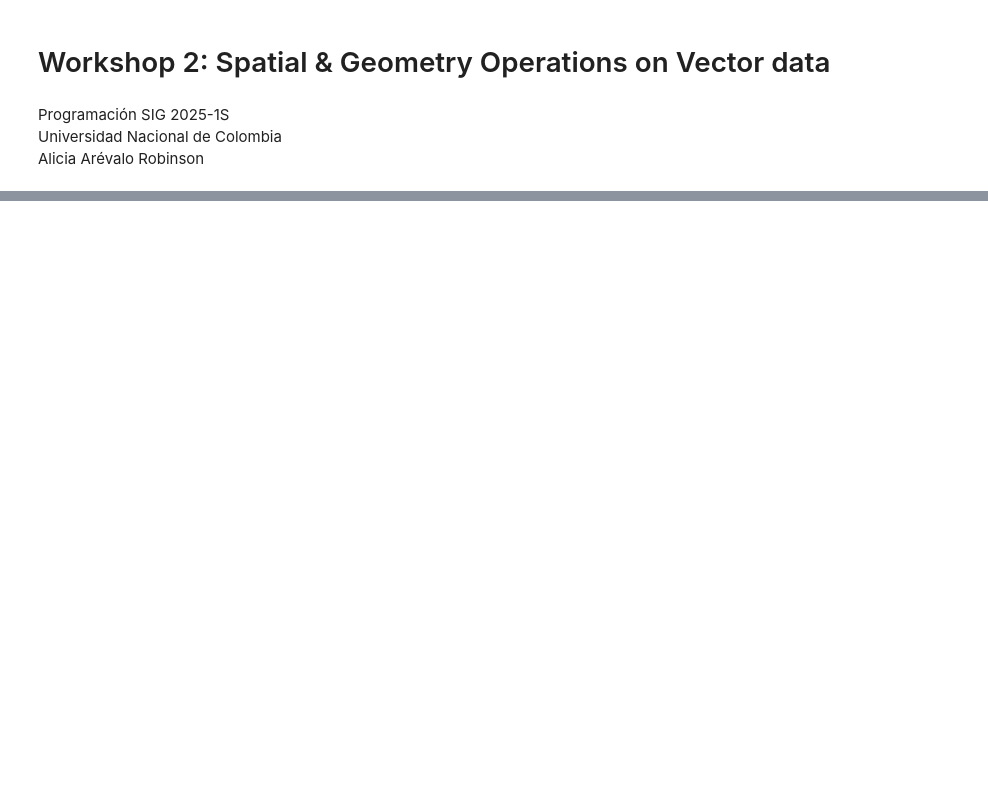
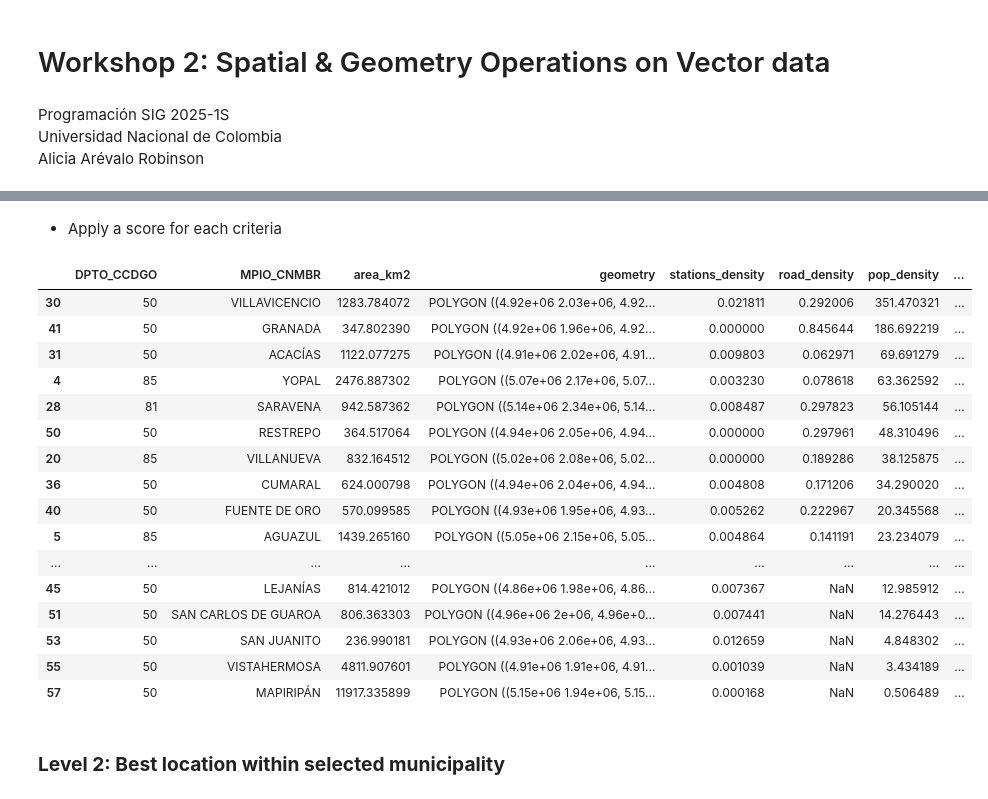
Before and after one commit to aliciaarevalor/PS, a Jupyter notebook: Workshop2_PS_AliciaArevaloRobinson.ipynb, the cells around one changed output, grey strips where cells are left out. Saved outputs shown, nothing was run; the diff lists cells and outputs as text; code cells hidden in the pictures; blank space fills up the shorter version.

Commit message:
Level 1

```diff
--- a/Workshop2_PS_AliciaArevaloRobinson.ipynb
+++ b/Workshop2_PS_AliciaArevaloRobinson.ipynb
@@ -104,0 +592,31 @@ ideam_gdf
+# %% [markdown]
+- Apply a score for each criteria
+# %%
+ori_muni_final['final_score']= (
+    0.25 * ori_muni_final['stations_density'] +
+    0.25 * ori_muni_final['road_density'] +
+    0.25 * ori_muni_final['pop_density'] +
+    0.25 * ori_muni_final['area_in_buffer'])
+
+ori_muni_final= ori_muni_final.sort_values(by="final_score", ascending=False)
+ori_muni_final
+# %% [output]
+|  | DPTO_CCDGO | MPIO_CNMBR | area_km2 | geometry | stations_density | road_density | pop_density | ... |
+| 30 | 50 | VILLAVICENCIO | 1283.784072 | POLYGON ((4.92e+06 2.03e+06, 4.92... | 0.021811 | 0.292006 | 351.470321 | ... |
+| 41 | 50 | GRANADA | 347.802390 | POLYGON ((4.92e+06 1.96e+06, 4.92... | 0.000000 | 0.845644 | 186.692219 | ... |
+| 31 | 50 | ACACÍAS | 1122.077275 | POLYGON ((4.91e+06 2.02e+06, 4.91... | 0.009803 | 0.062971 | 69.691279 | ... |
+| 4 | 85 | YOPAL | 2476.887302 | POLYGON ((5.07e+06 2.17e+06, 5.07... | 0.003230 | 0.078618 | 63.362592 | ... |
+| 28 | 81 | SARAVENA | 942.587362 | POLYGON ((5.14e+06 2.34e+06, 5.14... | 0.008487 | 0.297823 | 56.105144 | ... |
+| 50 | 50 | RESTREPO | 364.517064 | POLYGON ((4.94e+06 2.05e+06, 4.94... | 0.000000 | 0.297961 | 48.310496 | ... |
+| 20 | 85 | VILLANUEVA | 832.164512 | POLYGON ((5.02e+06 2.08e+06, 5.02... | 0.000000 | 0.189286 | 38.125875 | ... |
+| 36 | 50 | CUMARAL | 624.000798 | POLYGON ((4.94e+06 2.04e+06, 4.94... | 0.004808 | 0.171206 | 34.290020 | ... |
+| 40 | 50 | FUENTE DE ORO | 570.099585 | POLYGON ((4.93e+06 1.95e+06, 4.93... | 0.005262 | 0.222967 | 20.345568 | ... |
+| 5 | 85 | AGUAZUL | 1439.265160 | POLYGON ((5.05e+06 2.15e+06, 5.05... | 0.004864 | 0.141191 | 23.234079 | ... |
+| ... | ... | ... | ... | ... | ... | ... | ... | ... |
+| 45 | 50 | LEJANÍAS | 814.421012 | POLYGON ((4.86e+06 1.98e+06, 4.86... | 0.007367 | NaN | 12.985912 | ... |
+| 51 | 50 | SAN CARLOS DE GUAROA | 806.363303 | POLYGON ((4.96e+06 2e+06, 4.96e+0... | 0.007441 | NaN | 14.276443 | ... |
+| 53 | 50 | SAN JUANITO | 236.990181 | POLYGON ((4.93e+06 2.06e+06, 4.93... | 0.012659 | NaN | 4.848302 | ... |
+| 55 | 50 | VISTAHERMOSA | 4811.907601 | POLYGON ((4.91e+06 1.91e+06, 4.91... | 0.001039 | NaN | 3.434189 | ... |
+| 57 | 50 | MAPIRIPÁN | 11917.335899 | POLYGON ((5.15e+06 1.94e+06, 5.15... | 0.000168 | NaN | 0.506489 | ... |
+# %% [markdown]
+### **Level 2: Best location within selected municipality**
```
Also changed, not shown: parts of 81 cells of this notebook, 1 other file.
